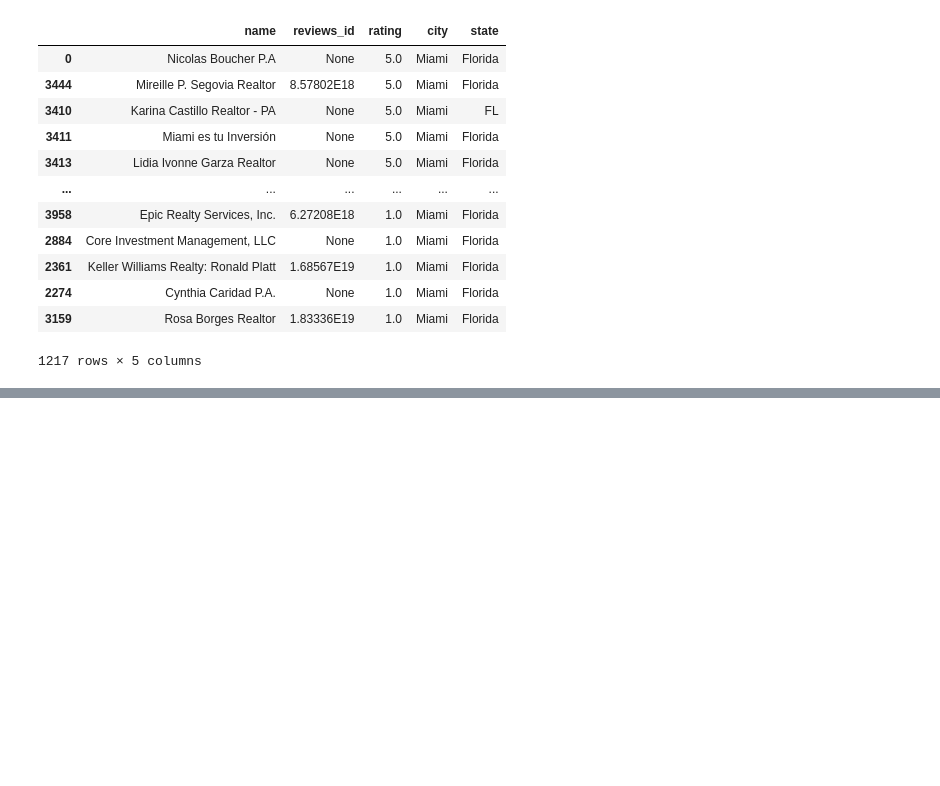
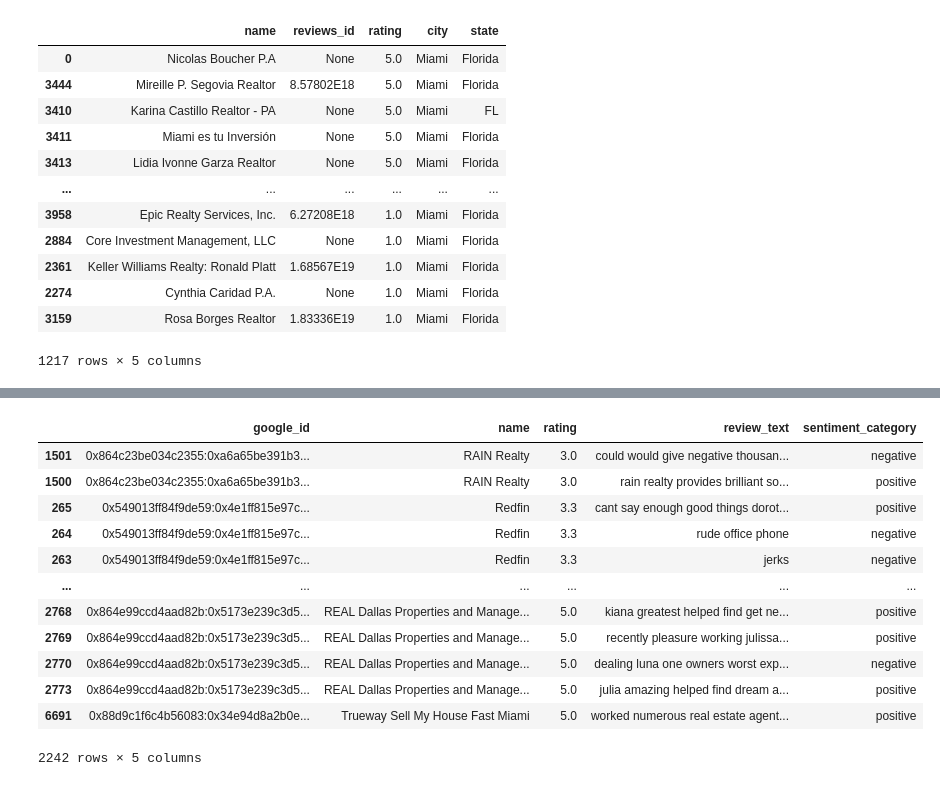
Before and after one commit to guiabbraga/data-trial, a Jupyter notebook: notebooks/query_postgres_data.ipynb, the cells around one changed output, grey strips where cells are left out. Drawn from its saved outputs; the diff is of its cells as text; code cells hidden in the pictures; blank space fills up the shorter version.

Commit message:
Added new sentiment analysis logic

```diff
--- a/notebooks/query_postgres_data.ipynb
+++ b/notebooks/query_postgres_data.ipynb
@@ -174,0 +162,72 @@ reviews_analysis.head(5)
+# %%
+import re
+import nltk
+from nltk.corpus import stopwords
+
+# Ensure you download stopwords the first time
+# nltk.download('stopwords')
+
+# Load stop words
+stop_words = set(stopwords.words('english'))
+
+reviews_df = reviews_df.loc[reviews_df['google_id'].str.startswith('0')]
+company_df = company_df.loc[company_df['google_id'].str.startswith('0')]
+
+# Merge company and review data
+df2 = pd.merge(company_df, reviews_df[['google_id', 'review_text']], on='google_id', how='left')
+df2 = df2.loc[~df2['review_text'].isnull()]
+
+# Function to preprocess text (cleaning, stop words removal, etc.)
+def preprocess_text(text):
+    # Convert to lowercase
+    text = text.lower()
+
+    # Remove punctuation and numbers
+    text = re.sub(r'[^a-zA-Z\s]', '', text)
+
+    # Remove stopwords
+    text = ' '.join([word for word in text.split() if word not in stop_words])
+
+    return text
+
+# Preprocess and clean the reviews before analysis
+df2['review_text'] = df2['review_text'].apply(preprocess_text)
+
+# Function to analyze sentiment with VADER
+def analyze_sentiment(reviews):
+    analyzer = SentimentIntensityAnalyzer()
+
+    # Apply sentiment analysis to each review in the 'review_text' column
+    reviews['sentiment'] = reviews['review_text'].apply(lambda x: analyzer.polarity_scores(x)['compound'])
+
+    # Categorize sentiment based on the compound score
+    reviews['sentiment_category'] = reviews['sentiment'].apply(
+        lambda score: 'positive' if score > 0.05 else ('negative' if score < -0.05 else 'neutral')
+    )
+
+    return reviews
+
+# Getting only matching ids, because reviews have issues in google_id column
+
+
+# Analyze sentiment
+df = analyze_sentiment(df2)
+
+# Extract and display relevant information
+reviews_analysis = df[['google_id', 'name', 'rating', 'review_text', 'sentiment_category']]
+pd.set_option('display.max_colwidth', None)
+reviews_analysis.sort_values('rating')
+# %% [output]
+|  | google_id | name | rating | review_text | sentiment_category |
+| 1501 | 0x864c23be034c2355:0xa6a65be391b3... | RAIN Realty | 3.0 | could would give negative thousan... | negative |
+| 1500 | 0x864c23be034c2355:0xa6a65be391b3... | RAIN Realty | 3.0 | rain realty provides brilliant so... | positive |
+| 265 | 0x549013ff84f9de59:0x4e1ff815e97c... | Redfin | 3.3 | cant say enough good things dorot... | positive |
+| 264 | 0x549013ff84f9de59:0x4e1ff815e97c... | Redfin | 3.3 | rude office phone | negative |
+| 263 | 0x549013ff84f9de59:0x4e1ff815e97c... | Redfin | 3.3 | jerks | negative |
+| ... | ... | ... | ... | ... | ... |
+| 2768 | 0x864e99ccd4aad82b:0x5173e239c3d5... | REAL Dallas Properties and Manage... | 5.0 | kiana greatest helped find get ne... | positive |
+| 2769 | 0x864e99ccd4aad82b:0x5173e239c3d5... | REAL Dallas Properties and Manage... | 5.0 | recently pleasure working julissa... | positive |
+| 2770 | 0x864e99ccd4aad82b:0x5173e239c3d5... | REAL Dallas Properties and Manage... | 5.0 | dealing luna one owners worst exp... | negative |
+| 2773 | 0x864e99ccd4aad82b:0x5173e239c3d5... | REAL Dallas Properties and Manage... | 5.0 | julia amazing helped find dream a... | positive |
+| 6691 | 0x88d9c1f6c4b56083:0x34e94d8a2b0e... | Trueway Sell My House Fast Miami | 5.0 | worked numerous real estate agent... | positive |
+2242 rows × 5 columns
```
Also changed, not shown: parts of 3 cells of this notebook.
